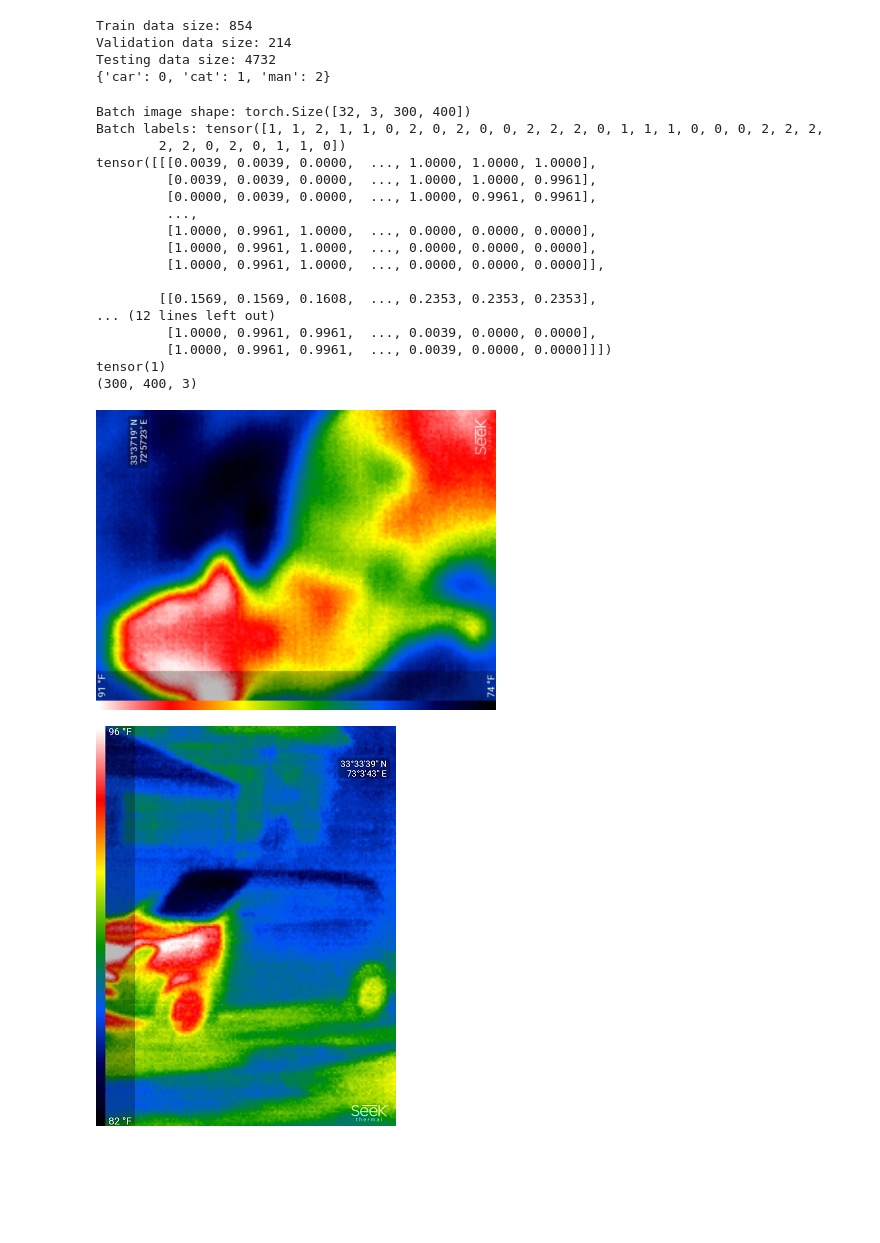
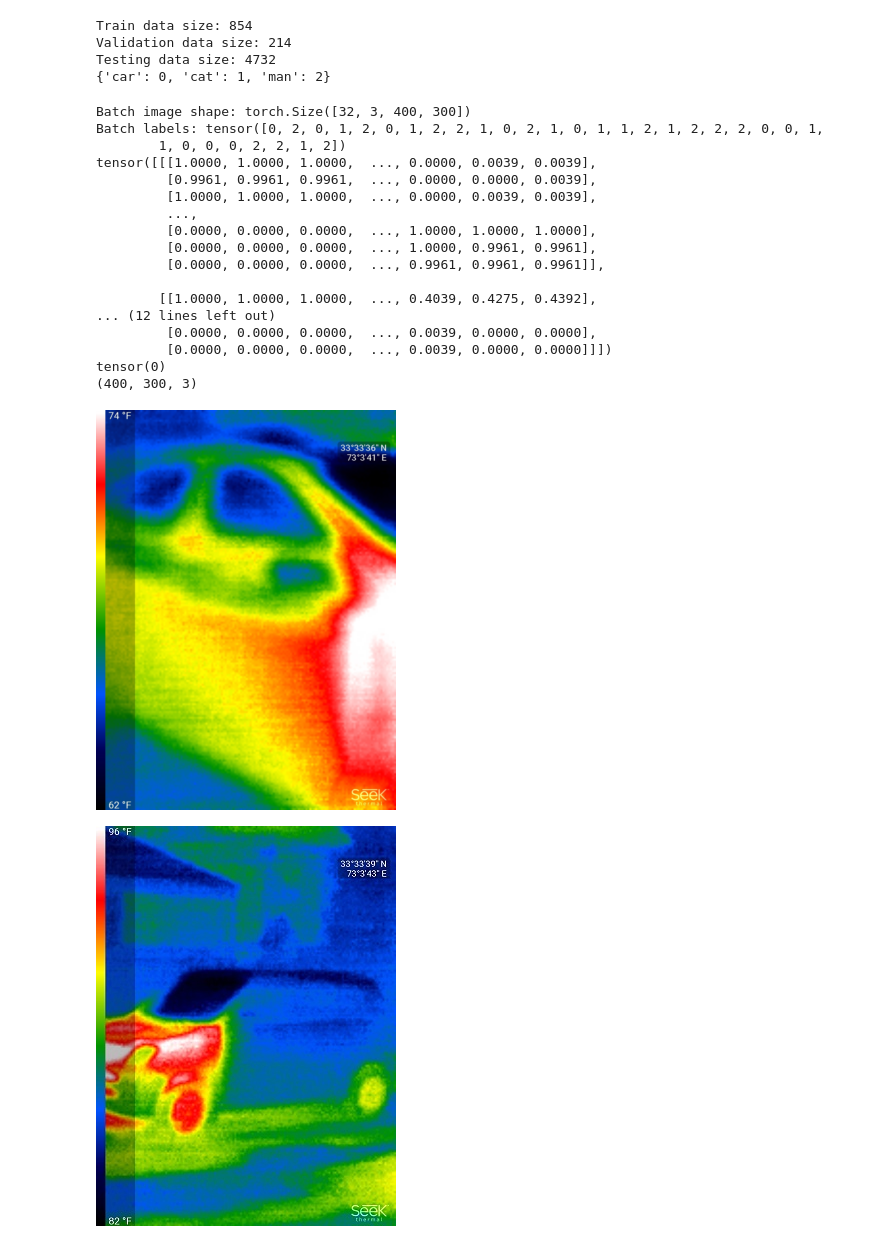
Before and after one commit to allan-jt/IJEPA-Thermal-Benchmark, a Jupyter notebook: notebook.ipynb, the cells around one changed output. Drawn from its saved outputs; the diff is of its cells as text; code cells hidden in the pictures; blank space fills up the shorter version.

Commit message:
Readjusted image transform

```diff
--- a/notebook.ipynb
+++ b/notebook.ipynb
@@ -88,6 +90,10 @@ from torchvision import datasets, transforms
 # %%
+def fix_exif_orientation(image):
+    return ImageOps.exif_transpose(image)
+
 transform = transforms.Compose([
-    transforms.Resize((300, 400)),  # Resize images
+    transforms.Lambda(fix_exif_orientation),
+    transforms.Resize((400, 300)),  # Resize images
     transforms.ToTensor(),          # Convert to tensor
 ])
 # %%
@@ -123,46 +129,46 @@ Testing data size: 4732
 # %%
 # Verify a batch from train_loader
 from PIL import Image
 from IPython.display import display
 for images, labels in train_loader:
     print(f"Batch image shape: {images.shape}")  # Example: [32, 3, 300, 400]
     print(f"Batch labels: {labels}")            # Example: tensor([0, 1, ...])
     print(images[0])
     print(labels[0])
 
-    image = images[0].numpy().transpose((1, 2, 0))
+    image = images[0].permute((1, 2, 0)).numpy()
     print(image.shape)
 
     # Matplot version
     # plt.imshow(image)
     # plt.title(f"Label: {labels[0].item()}")  # Display the label of the first image
     # plt.axis('off')  # Turn off axis labels
     # plt.show()
 
     # Python PIL version
     # Convert the numpy array to a PIL Image
     image_pil = Image.fromarray((image * 255).astype('uint8'))  # Convert to 8-bit image (values 0-255)
     display(image_pil)
     break
 # %% [output]
-Batch image shape: torch.Size([32, 3, 300, 400])
-Batch labels: tensor([1, 1, 2, 1, 1, 0, 2, 0, 2, 0, 0, 2, 2, 2, 0, 1, 1, 1, 0, 0, 0, 2, 2, 2,
-        2, 2, 0, 2, 0, 1, 1, 0])
-tensor([[[0.0039, 0.0039, 0.0000,  ..., 1.0000, 1.0000, 1.0000],
-         [0.0039, 0.0039, 0.0000,  ..., 1.0000, 1.0000, 0.9961],
-         [0.0000, 0.0039, 0.0000,  ..., 1.0000, 0.9961, 0.9961],
+Batch image shape: torch.Size([32, 3, 400, 300])
+Batch labels: tensor([0, 2, 0, 1, 2, 0, 1, 2, 2, 1, 0, 2, 1, 0, 1, 1, 2, 1, 2, 2, 2, 0, 0, 1,
+        1, 0, 0, 0, 2, 2, 1, 2])
+tensor([[[1.0000, 1.0000, 1.0000,  ..., 0.0000, 0.0039, 0.0039],
+         [0.9961, 0.9961, 0.9961,  ..., 0.0000, 0.0000, 0.0039],
+         [1.0000, 1.0000, 1.0000,  ..., 0.0000, 0.0039, 0.0039],
          ...,
-         [1.0000, 0.9961, 1.0000,  ..., 0.0000, 0.0000, 0.0000],
-         [1.0000, 0.9961, 1.0000,  ..., 0.0000, 0.0000, 0.0000],
-         [1.0000, 0.9961, 1.0000,  ..., 0.0000, 0.0000, 0.0000]],
+         [0.0000, 0.0000, 0.0000,  ..., 1.0000, 1.0000, 1.0000],
+         [0.0000, 0.0000, 0.0000,  ..., 1.0000, 0.9961, 0.9961],
+         [0.0000, 0.0000, 0.0000,  ..., 0.9961, 0.9961, 0.9961]],
 
-        [[0.1569, 0.1569, 0.1608,  ..., 0.2353, 0.2353, 0.2353],
+        [[1.0000, 1.0000, 1.0000,  ..., 0.4039, 0.4275, 0.4392],
 ... (12 lines left out)
-         [1.0000, 0.9961, 0.9961,  ..., 0.0039, 0.0000, 0.0000],
-         [1.0000, 0.9961, 0.9961,  ..., 0.0039, 0.0000, 0.0000]]])
-tensor(1)
-(300, 400, 3)
+         [0.0000, 0.0000, 0.0000,  ..., 0.0039, 0.0000, 0.0000],
+         [0.0000, 0.0000, 0.0000,  ..., 0.0039, 0.0000, 0.0000]]])
+tensor(0)
+(400, 300, 3)
-[figure, old version]
+[figure, new version]
 # %%
 # Specify the image path
 image_path = '/content/1/Thermal Image Dataset/SeekThermal/Test/car/003.jpg'
```
Also changed, not shown: parts of 1 cell of this notebook.
